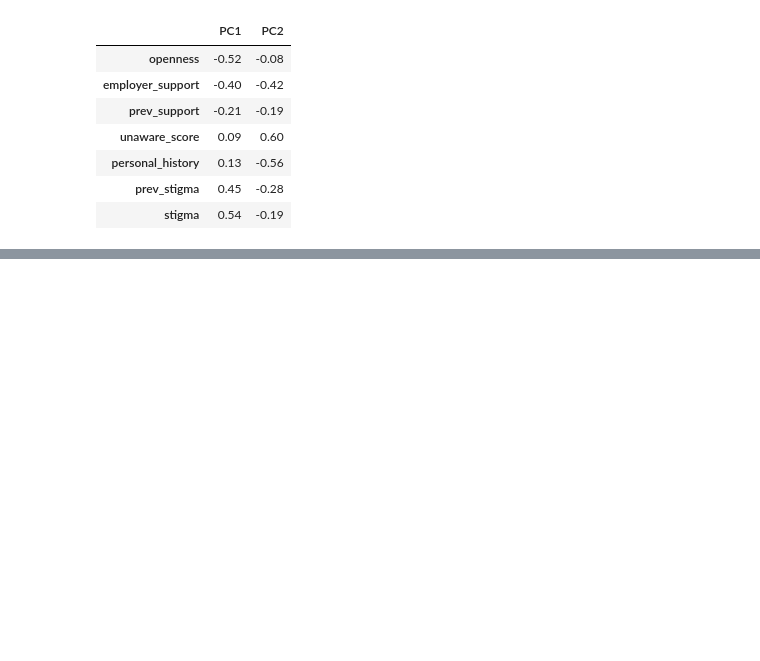
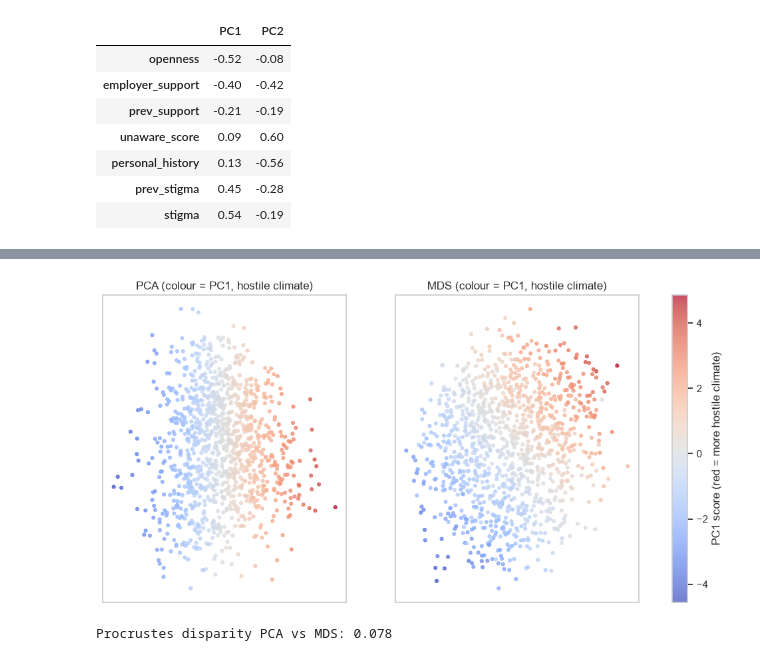
Before and after one commit to fluyid/osmi-mental-health-in-tech, a Jupyter notebook: osmi-clustering/notebooks/01_clustering.ipynb, the cells around one changed output, grey strips where cells are left out. Cells and saved outputs as stored; diff of their text form; code cells hidden in the pictures; blank space fills up the shorter version.

```diff
--- a/osmi-clustering/notebooks/01_clustering.ipynb
+++ b/osmi-clustering/notebooks/01_clustering.ipynb
@@ -1043,0 +1076,21 @@ loadings.round(2).sort_values("PC1")
+# %%
+fig, axes = plt.subplots(1, 2, figsize=(13, 6))
+
+for ax, points, title in [(axes[0], pca_scores[:, :2], "PCA"),
+                          (axes[1], mds_scores, "MDS")]:
+    dots = ax.scatter(points[:, 0], points[:, 1], c=pca_scores[:, 0],
+                      cmap="coolwarm", s=12, alpha=0.7)
+    ax.set_title(f"{title} (colour = PC1, hostile climate)")
+    ax.set_xticks([])
+    ax.set_yticks([])
+
+fig.colorbar(dots, ax=axes, label="PC1 score (red = more hostile climate)")
+plt.savefig("../figures/pca_vs_mds.png", dpi=150, bbox_inches="tight")
+plt.show()
+# %% [output]
+[figure, added]
+# %%
+_, _, disparity = procrustes(pca_scores[:, :2], mds_scores)
+print("Procrustes disparity PCA vs MDS:", round(disparity, 3))
+# %% [output]
+Procrustes disparity PCA vs MDS: 0.078
```
Also changed, not shown: parts of 6 cells of this notebook, 2 other files.
